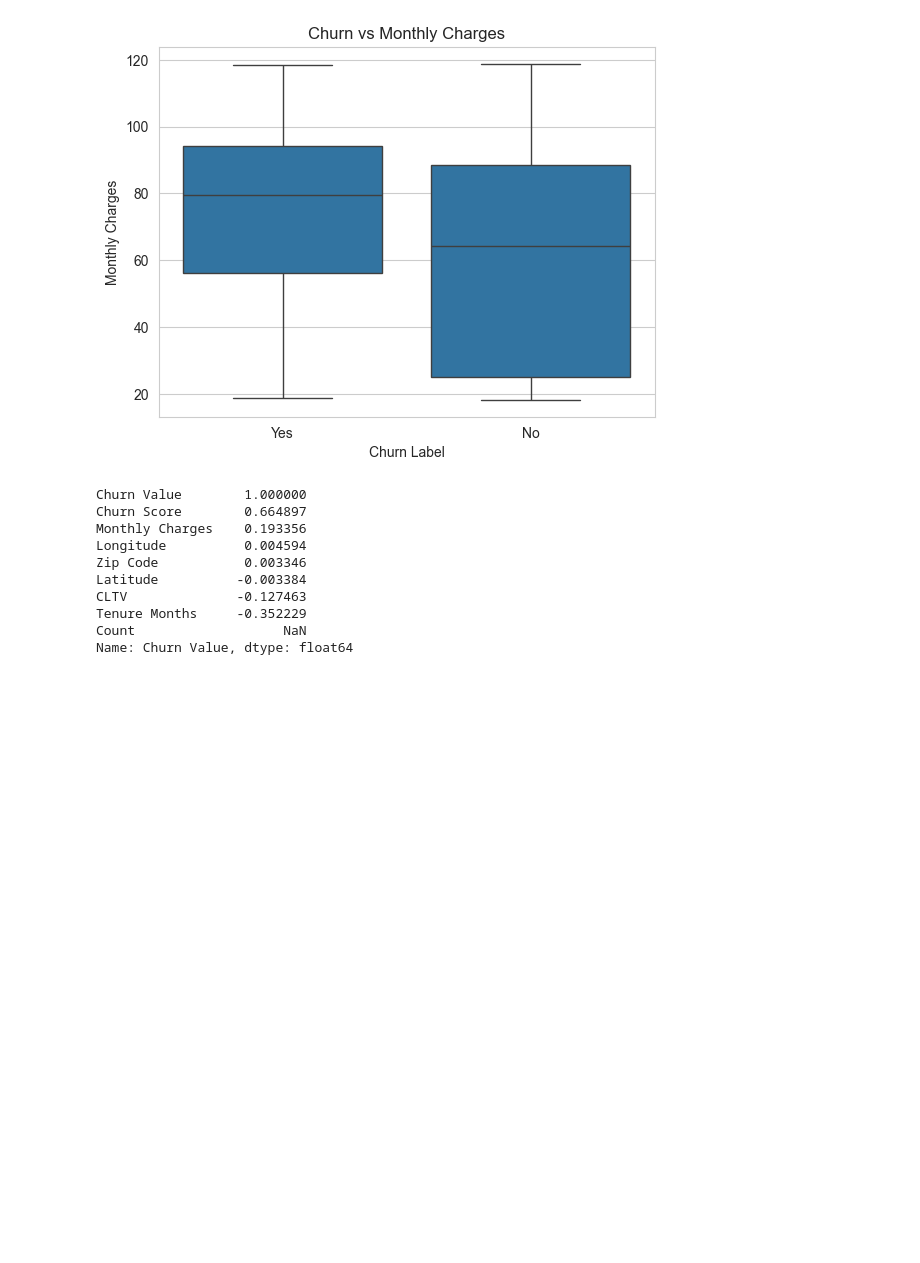
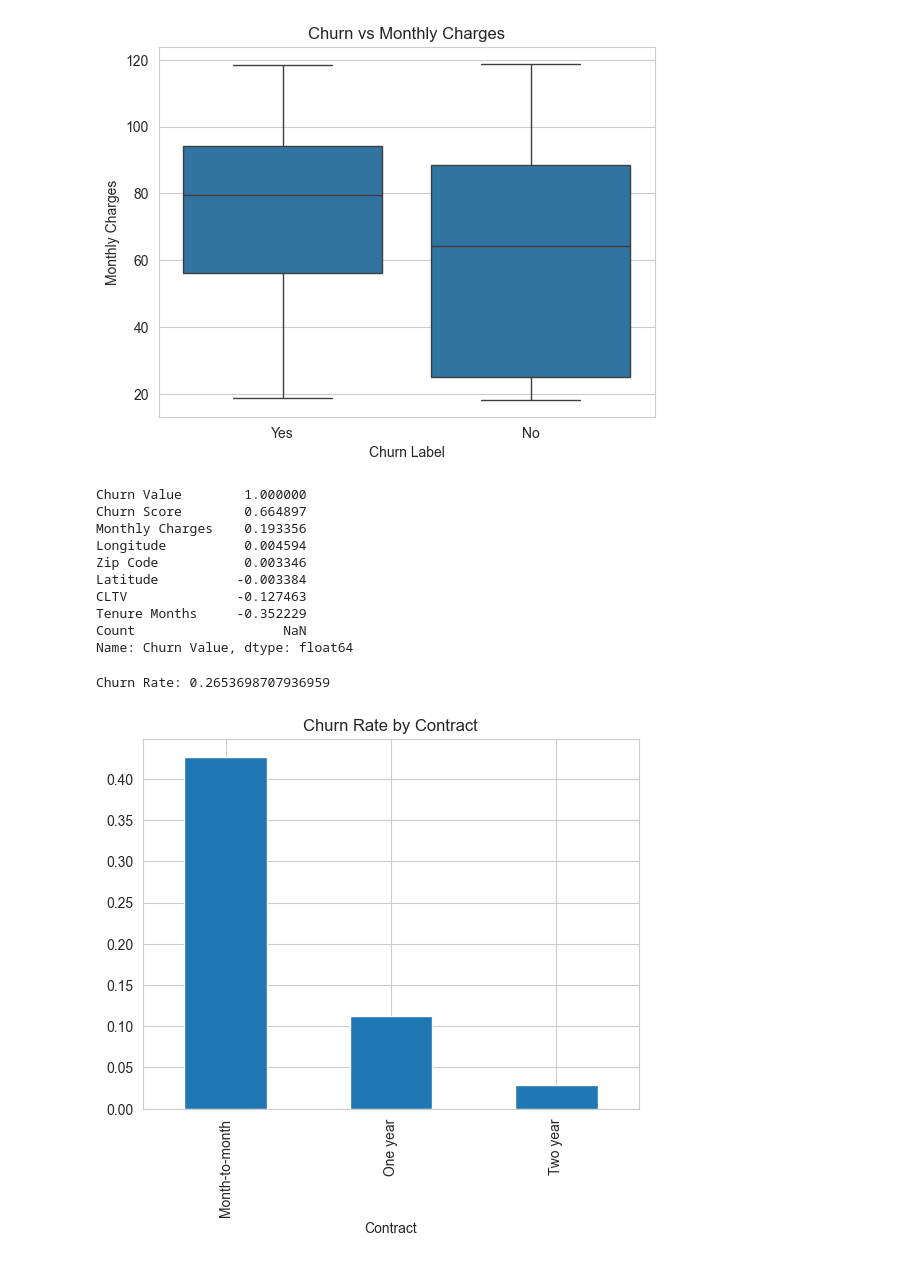
Before and after one commit to Urgsalman/telco-churn-ml-project, a Jupyter notebook: notebooks/01_EDA.ipynb, the cells around one changed output. Saved outputs shown, nothing was run; the diff lists cells and outputs as text; code cells hidden in the pictures; blank space fills up the shorter version.

Commit message:
Add EDA analysis (churn insights)

```diff
--- a/notebooks/01_EDA.ipynb
+++ b/notebooks/01_EDA.ipynb
@@ -179,3 +179,13 @@ CLTV              -0.127463
 Tenure Months     -0.352229
 Count                   NaN
 Name: Churn Value, dtype: float64
+# %%
+churn_rate = df["Churn Value"].mean()
+print("Churn Rate:", churn_rate)
+# %% [output]
+Churn Rate: 0.2653698707936959
+# %%
+df.groupby("Contract")["Churn Value"].mean().plot(kind="bar", title="Churn Rate by Contract")
+plt.show()
+# %% [output]
+[figure, added]
```
Also changed, not shown: parts of 1 cell of this notebook.
